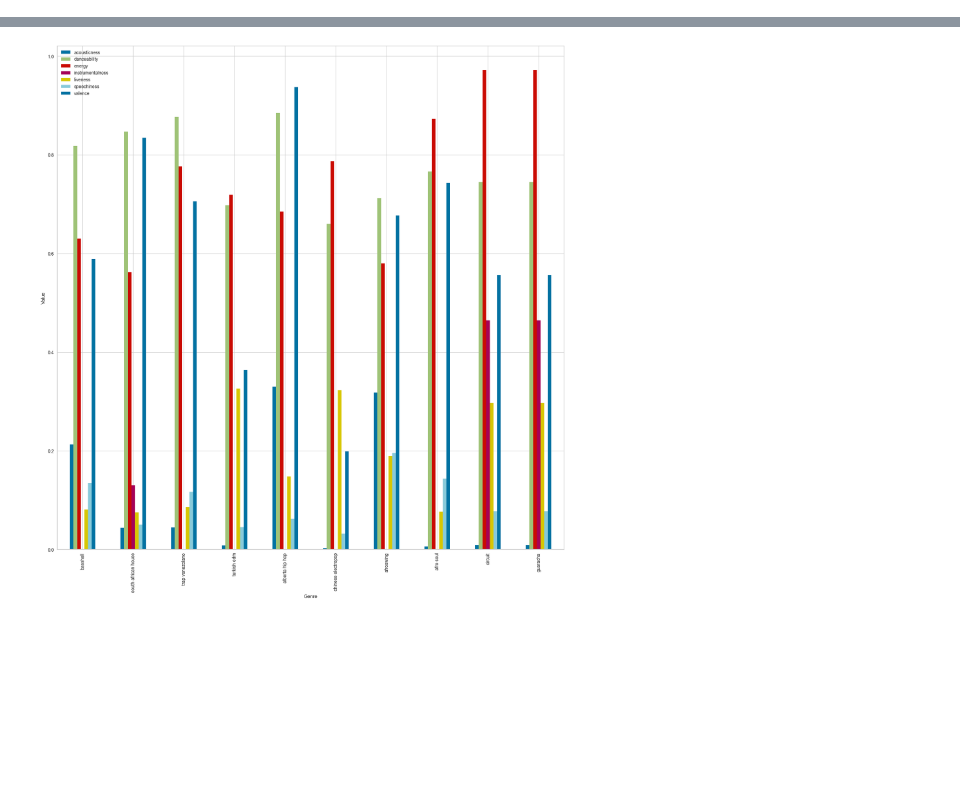
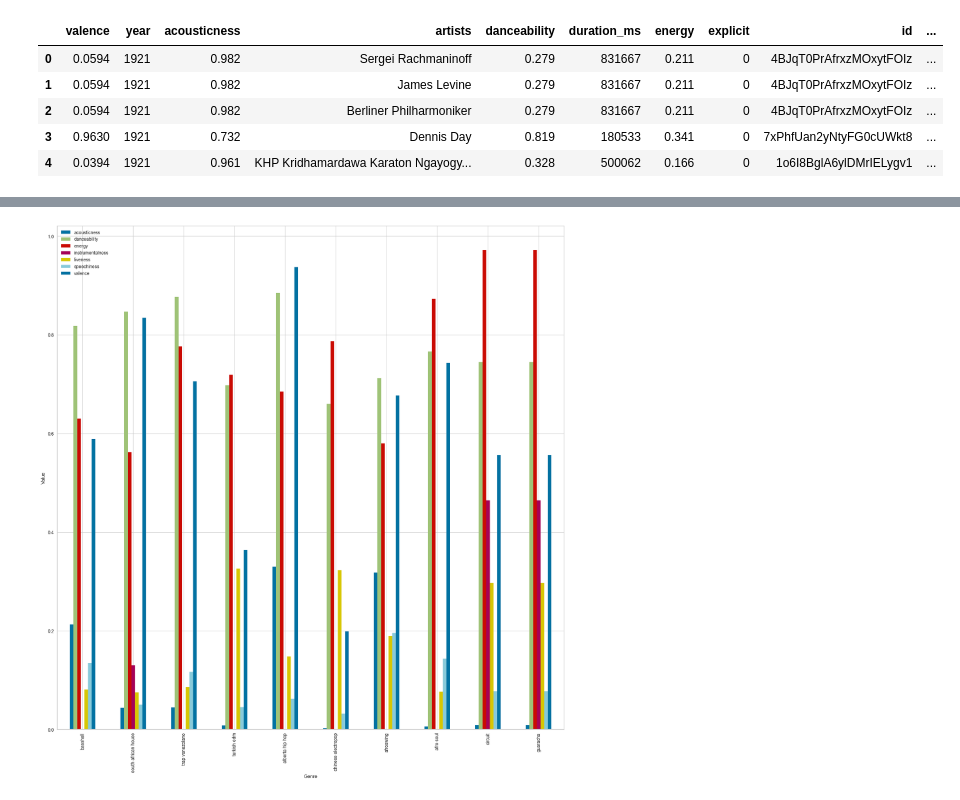
Before and after one commit to vodewey12/MA-544, a Jupyter notebook: Final Project/SpotifyPlaylistRecommend.ipynb, the cells around one changed output, grey strips where cells are left out. Saved outputs shown, nothing was run; the diff lists cells and outputs as text; code cells hidden in the pictures; blank space fills up the shorter version.

```diff
--- a/Final Project/SpotifyPlaylistRecommend.ipynb
+++ b/Final Project/SpotifyPlaylistRecommend.ipynb
@@ -13,12 +41,20 @@ from sklearn.metrics.pairwise import cosine_similarity
 # %%
-music = pd.read_csv("data.csv", on_bad_lines="skip")
-music = music.sort_values('popularity', ascending=False).drop_duplicates('name').sort_index()
-music['artists'] = music['artists'].apply(lambda x: ast.literal_eval(x))
+data = pd.read_csv("data.csv", on_bad_lines="skip")
+data['artists'] = data['artists'].apply(lambda x: ast.literal_eval(x))
+
 genres = pd.read_csv("data_w_genres.csv", on_bad_lines="skip")
 genres['genres'] = genres['genres'].apply(lambda x: ast.literal_eval(x))
 
 # Explode the artist column to create one row per artist
-df = music.explode('artists')
+df = data.explode('artists')
 # Merge the two DataFrames
-music_w_genres = pd.merge(df, genres[['genres', 'artists']], on='artists', how='left')
+data = pd.merge(df, genres[['genres', 'artists']], on='artists', how='left')
+data.head()
+# %% [output]
+|  | valence | year | acousticness | artists | danceability | duration_ms | energy | explicit | id | ... |
+| 0 | 0.0594 | 1921 | 0.982 | Sergei Rachmaninoff | 0.279 | 831667 | 0.211 | 0 | 4BJqT0PrAfrxzMOxytFOIz | ... |
+| 1 | 0.0594 | 1921 | 0.982 | James Levine | 0.279 | 831667 | 0.211 | 0 | 4BJqT0PrAfrxzMOxytFOIz | ... |
+| 2 | 0.0594 | 1921 | 0.982 | Berliner Philharmoniker | 0.279 | 831667 | 0.211 | 0 | 4BJqT0PrAfrxzMOxytFOIz | ... |
+| 3 | 0.9630 | 1921 | 0.732 | Dennis Day | 0.819 | 180533 | 0.341 | 0 | 7xPhfUan2yNtyFG0cUWkt8 | ... |
+| 4 | 0.0394 | 1921 | 0.961 | KHP Kridhamardawa Karaton Ngayogy... | 0.328 | 500062 | 0.166 | 0 | 1o6I8BglA6ylDMrIELygv1 | ... |
 # %%
```
Also changed, not shown: parts of 25 cells of this notebook, 4 other files.
